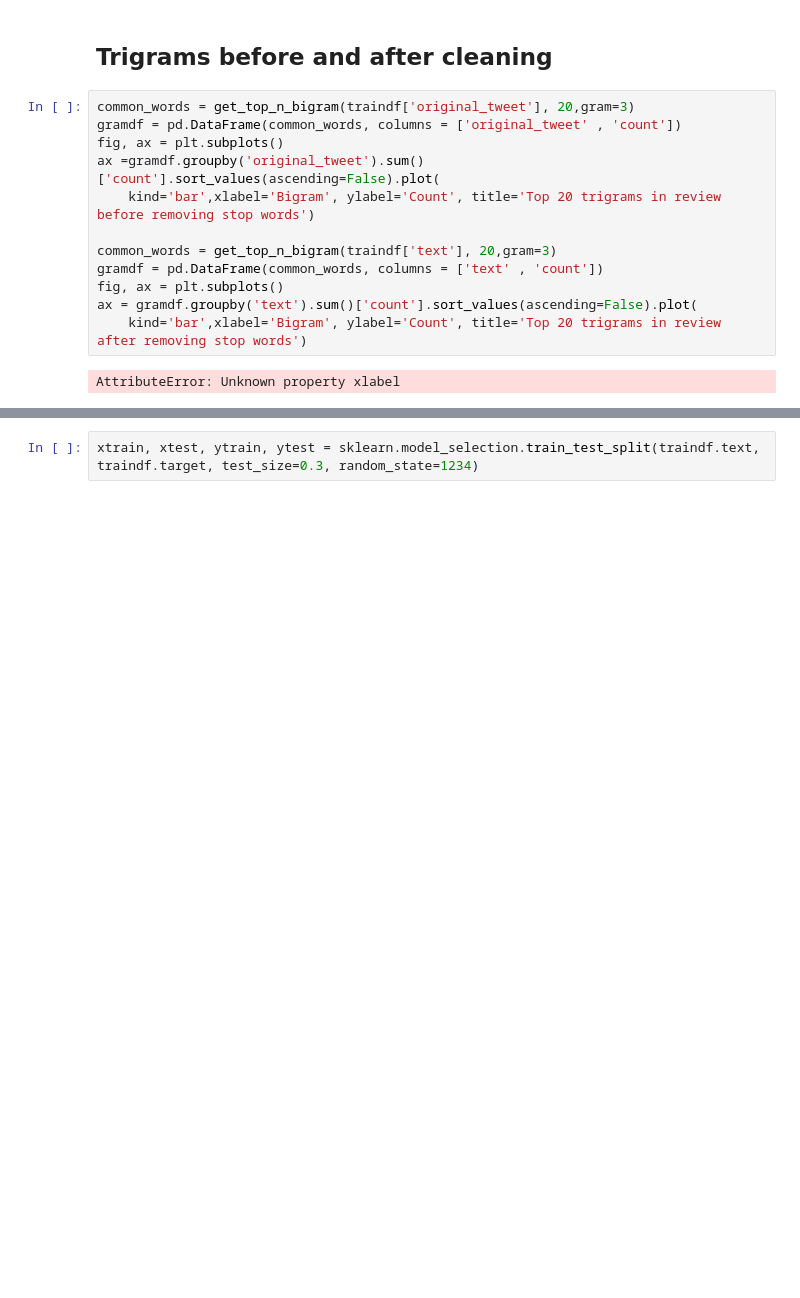
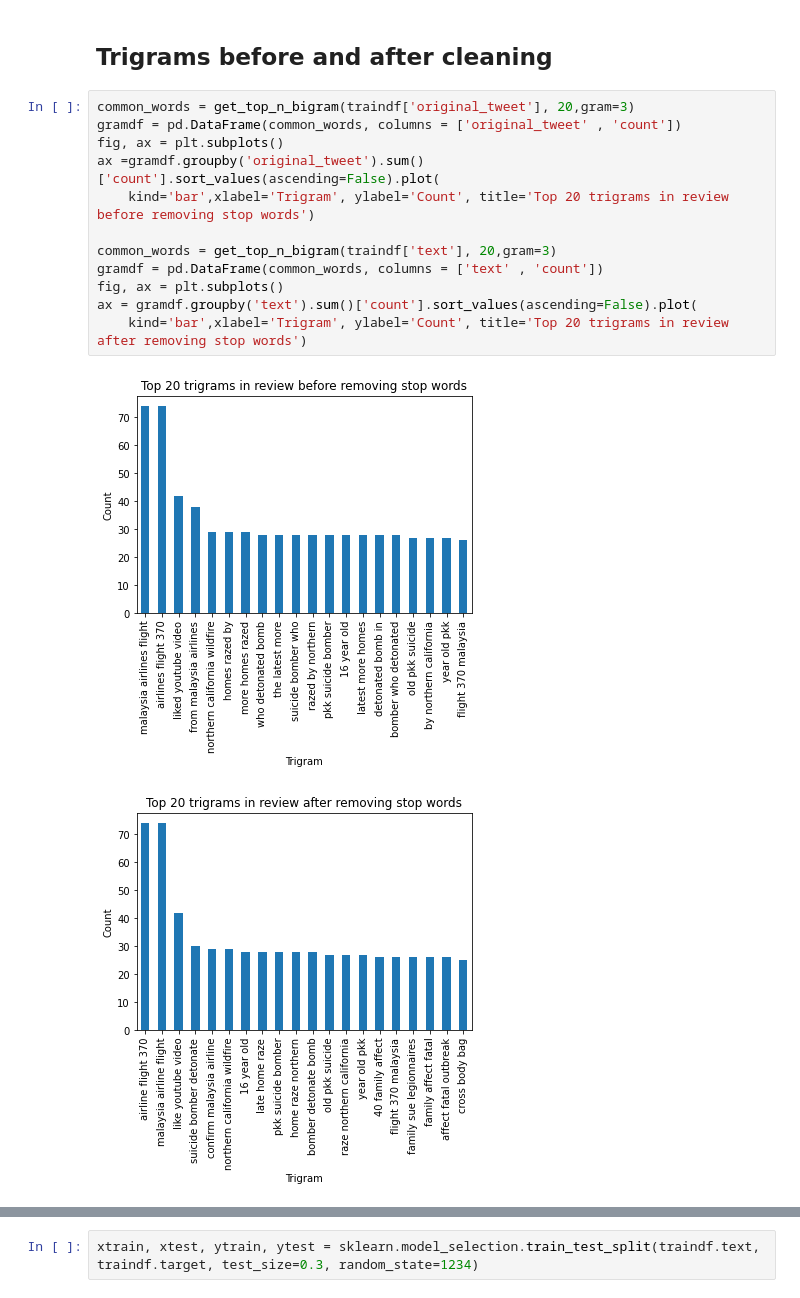
Before and after one commit to christesont/CS4447_FinalProject, a Jupyter notebook: Final_Project.ipynb, the cells around one changed output, grey strips where cells are left out. Cells and saved outputs as stored; diff of their text form; blank space fills up the shorter version.

```diff
--- a/Final_Project.ipynb
+++ b/Final_Project.ipynb
@@ -211,16 +224,17 @@ AttributeError: Unknown property xlabel
 # %%
 common_words = get_top_n_bigram(traindf['original_tweet'], 20,gram=3)
 gramdf = pd.DataFrame(common_words, columns = ['original_tweet' , 'count'])
 fig, ax = plt.subplots()
 ax =gramdf.groupby('original_tweet').sum()['count'].sort_values(ascending=False).plot(
-    kind='bar',xlabel='Bigram', ylabel='Count', title='Top 20 trigrams in review before removing stop words')
+    kind='bar',xlabel='Trigram', ylabel='Count', title='Top 20 trigrams in review before removing stop words')
 
 common_words = get_top_n_bigram(traindf['text'], 20,gram=3)
 gramdf = pd.DataFrame(common_words, columns = ['text' , 'count'])
 fig, ax = plt.subplots()
 ax = gramdf.groupby('text').sum()['count'].sort_values(ascending=False).plot(
-    kind='bar',xlabel='Bigram', ylabel='Count', title='Top 20 trigrams in review after removing stop words')
+    kind='bar',xlabel='Trigram', ylabel='Count', title='Top 20 trigrams in review after removing stop words')
 # %% [output]
-AttributeError: Unknown property xlabel
+[figure, added]
+[figure, added]
 # %%
 #bag of words model
```
Also changed, not shown: parts of 16 cells of this notebook.
